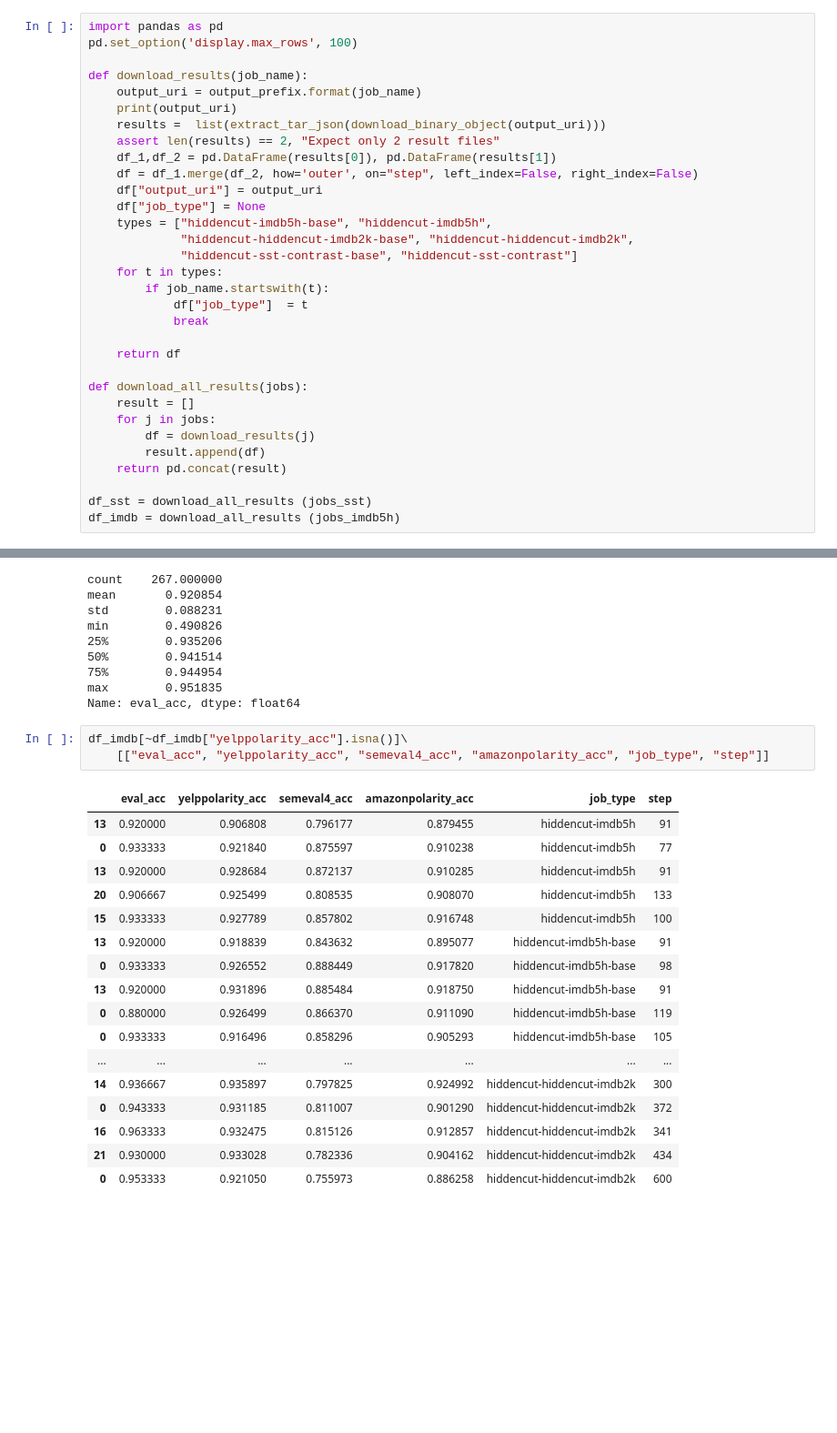
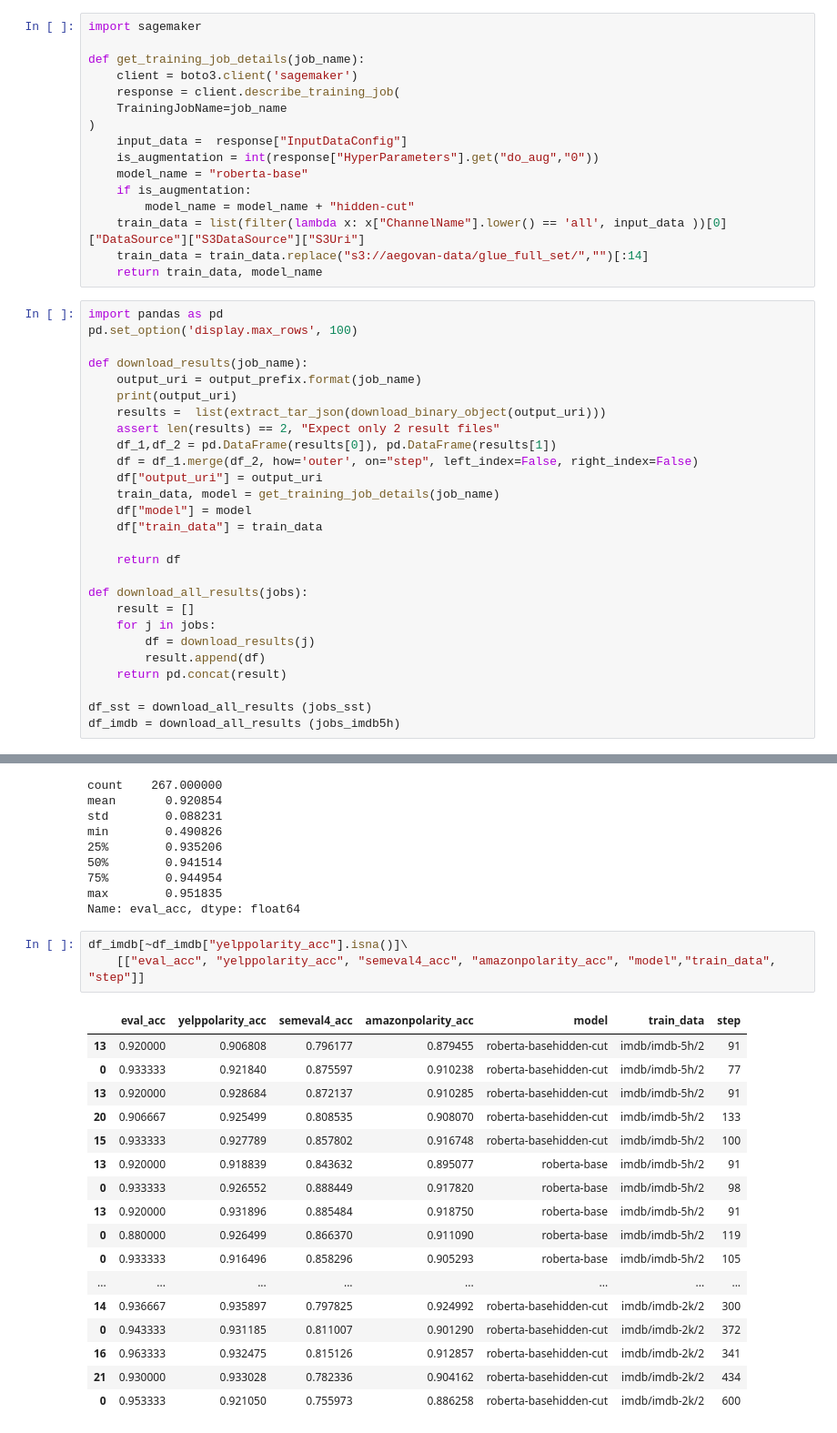
Before and after one commit to elangovana/HiddenCut, a Jupyter notebook: notebooks/hidden_cut_imdb_analysis.ipynb, the cells around one changed output, grey strips where cells are left out. Shown at 91% size. Drawn from its saved outputs; the diff is of its cells as text; blank space fills up the shorter version.

```diff
--- a/notebooks/hidden_cut_imdb_analysis.ipynb
+++ b/notebooks/hidden_cut_imdb_analysis.ipynb
@@ -85,6 +85,22 @@ def extract_tar_json(fileobj):
             # You need additional code to save the data into a list.
             file_content_byte = f.extractfile(member.name)
             yield  json.loads(file_content_byte.read().decode("utf-8"))
+# %%
+import sagemaker
+
+def get_training_job_details(job_name):
+    client = boto3.client('sagemaker')
+    response = client.describe_training_job(
+    TrainingJobName=job_name
+)
+    input_data =  response["InputDataConfig"]
+    is_augmentation = int(response["HyperParameters"].get("do_aug","0"))
+    model_name = "roberta-base"
+    if is_augmentation:
+        model_name = model_name + "hidden-cut"
+    train_data = list(filter(lambda x: x["ChannelName"].lower() == 'all', input_data ))[0]["DataSource"]["S3DataSource"]["S3Uri"]
+    train_data = train_data.replace("s3://aegovan-data/glue_full_set/","")[:14]
+    return train_data, model_name
 # %%
 import pandas as pd
 pd.set_option('display.max_rows', 100)
@@ -97,14 +113,9 @@ def download_results(job_name):
     df_1,df_2 = pd.DataFrame(results[0]), pd.DataFrame(results[1])
     df = df_1.merge(df_2, how='outer', on="step", left_index=False, right_index=False)
     df["output_uri"] = output_uri
-    df["job_type"] = None
-    types = ["hiddencut-imdb5h-base", "hiddencut-imdb5h",
-             "hiddencut-hiddencut-imdb2k-base", "hiddencut-hiddencut-imdb2k",
-             "hiddencut-sst-contrast-base", "hiddencut-sst-contrast"]
-    for t in types:
-        if job_name.startswith(t):
-            df["job_type"]  = t
-            break
+    train_data, model = get_training_job_details(job_name)
+    df["model"] = model
+    df["train_data"] = train_data
 
     return df
 
@@ -183,25 +195,25 @@ max        0.951835
 Name: eval_acc, dtype: float64
 # %%
 df_imdb[~df_imdb["yelppolarity_acc"].isna()]\
-    [["eval_acc", "yelppolarity_acc", "semeval4_acc", "amazonpolarity_acc", "job_type", "step"]]
+    [["eval_acc", "yelppolarity_acc", "semeval4_acc", "amazonpolarity_acc", "model","train_data", "step"]]
 # %% [output]
-|  | eval_acc | yelppolarity_acc | semeval4_acc | amazonpolarity_acc | job_type | step |
-| 13 | 0.920000 | 0.906808 | 0.796177 | 0.879455 | hiddencut-imdb5h | 91 |
-| 0 | 0.933333 | 0.921840 | 0.875597 | 0.910238 | hiddencut-imdb5h | 77 |
-| 13 | 0.920000 | 0.928684 | 0.872137 | 0.910285 | hiddencut-imdb5h | 91 |
-| 20 | 0.906667 | 0.925499 | 0.808535 | 0.908070 | hiddencut-imdb5h | 133 |
-| 15 | 0.933333 | 0.927789 | 0.857802 | 0.916748 | hiddencut-imdb5h | 100 |
-| 13 | 0.920000 | 0.918839 | 0.843632 | 0.895077 | hiddencut-imdb5h-base | 91 |
-| 0 | 0.933333 | 0.926552 | 0.888449 | 0.917820 | hiddencut-imdb5h-base | 98 |
-| 13 | 0.920000 | 0.931896 | 0.885484 | 0.918750 | hiddencut-imdb5h-base | 91 |
-| 0 | 0.880000 | 0.926499 | 0.866370 | 0.911090 | hiddencut-imdb5h-base | 119 |
-| 0 | 0.933333 | 0.916496 | 0.858296 | 0.905293 | hiddencut-imdb5h-base | 105 |
-| ... | ... | ... | ... | ... | ... | ... |
-| 14 | 0.936667 | 0.935897 | 0.797825 | 0.924992 | hiddencut-hiddencut-imdb2k | 300 |
-| 0 | 0.943333 | 0.931185 | 0.811007 | 0.901290 | hiddencut-hiddencut-imdb2k | 372 |
-| 16 | 0.963333 | 0.932475 | 0.815126 | 0.912857 | hiddencut-hiddencut-imdb2k | 341 |
-| 21 | 0.930000 | 0.933028 | 0.782336 | 0.904162 | hiddencut-hiddencut-imdb2k | 434 |
-| 0 | 0.953333 | 0.921050 | 0.755973 | 0.886258 | hiddencut-hiddencut-imdb2k | 600 |
+|  | eval_acc | yelppolarity_acc | semeval4_acc | amazonpolarity_acc | model | train_data | step |
+| 13 | 0.920000 | 0.906808 | 0.796177 | 0.879455 | roberta-basehidden-cut | imdb/imdb-5h/2 | 91 |
+| 0 | 0.933333 | 0.921840 | 0.875597 | 0.910238 | roberta-basehidden-cut | imdb/imdb-5h/2 | 77 |
+| 13 | 0.920000 | 0.928684 | 0.872137 | 0.910285 | roberta-basehidden-cut | imdb/imdb-5h/2 | 91 |
+| 20 | 0.906667 | 0.925499 | 0.808535 | 0.908070 | roberta-basehidden-cut | imdb/imdb-5h/2 | 133 |
+| 15 | 0.933333 | 0.927789 | 0.857802 | 0.916748 | roberta-basehidden-cut | imdb/imdb-5h/2 | 100 |
+| 13 | 0.920000 | 0.918839 | 0.843632 | 0.895077 | roberta-base | imdb/imdb-5h/2 | 91 |
+| 0 | 0.933333 | 0.926552 | 0.888449 | 0.917820 | roberta-base | imdb/imdb-5h/2 | 98 |
+| 13 | 0.920000 | 0.931896 | 0.885484 | 0.918750 | roberta-base | imdb/imdb-5h/2 | 91 |
+| 0 | 0.880000 | 0.926499 | 0.866370 | 0.911090 | roberta-base | imdb/imdb-5h/2 | 119 |
+| 0 | 0.933333 | 0.916496 | 0.858296 | 0.905293 | roberta-base | imdb/imdb-5h/2 | 105 |
+| ... | ... | ... | ... | ... | ... | ... | ... |
+| 14 | 0.936667 | 0.935897 | 0.797825 | 0.924992 | roberta-basehidden-cut | imdb/imdb-2k/2 | 300 |
+| 0 | 0.943333 | 0.931185 | 0.811007 | 0.901290 | roberta-basehidden-cut | imdb/imdb-2k/2 | 372 |
+| 16 | 0.963333 | 0.932475 | 0.815126 | 0.912857 | roberta-basehidden-cut | imdb/imdb-2k/2 | 341 |
+| 21 | 0.930000 | 0.933028 | 0.782336 | 0.904162 | roberta-basehidden-cut | imdb/imdb-2k/2 | 434 |
+| 0 | 0.953333 | 0.921050 | 0.755973 | 0.886258 | roberta-basehidden-cut | imdb/imdb-2k/2 | 600 |
 # %%
 df_imdb[~df_imdb["yelppolarity_acc"].isna()]\
     [["eval_acc", "yelppolarity_acc", "semeval4_acc",
```
Also changed, not shown: parts of 2 cells of this notebook.
